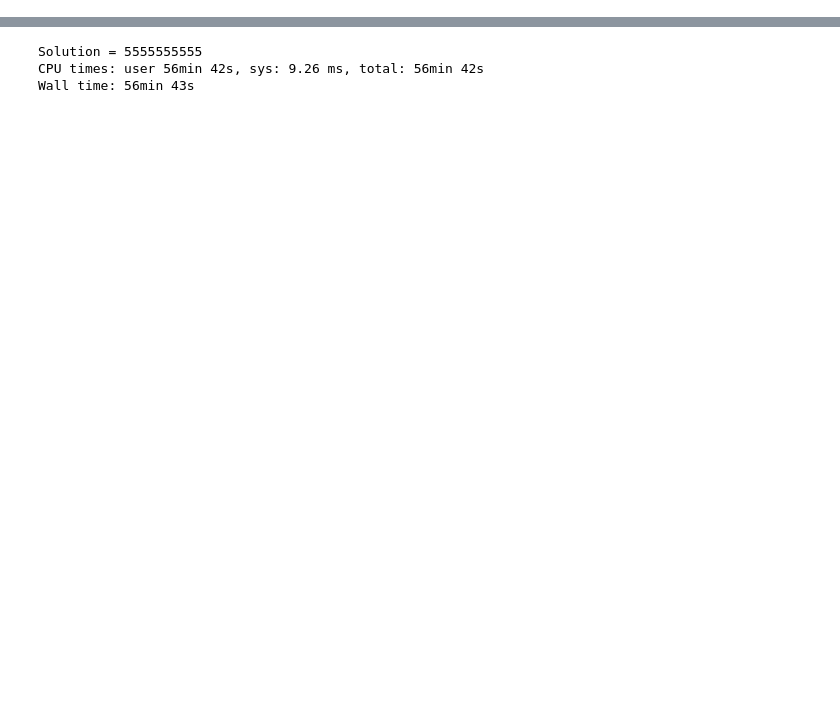
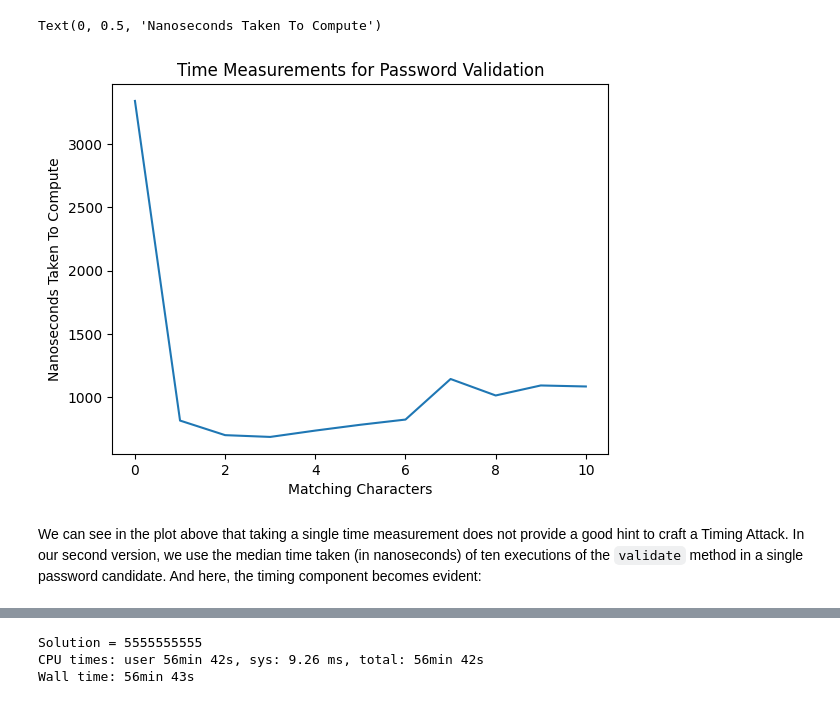
Before and after one commit to Cpod2/ai_final_project, a Jupyter notebook: index.ipynb, the cells around one changed output, grey strips where cells are left out. Saved outputs shown, nothing was run; the diff lists cells and outputs as text; code cells hidden in the pictures; blank space fills up the shorter version.

```diff
--- a/index.ipynb
+++ b/index.ipynb
@@ -8 +56,42 @@ take more time to validate:
+# %%
+import time
+
+from matplotlib import pyplot as plt
+
+from auth import validate
+
+candidates = [
+    "0000000000",
+    "5000000000",
+    "5500000000",
+    "5550000000",
+    "5555000000",
+    "5555500000",
+    "5555550000",
+    "5555555000",
+    "5555555500",
+    "5555555550",
+    "5555555555",
+]
+
+nanoseconds = []
+
+for i, candidate in enumerate(candidates):
+    start = time.time_ns()
+    validate(candidate)
+    end = time.time_ns()
+    nanoseconds.append(end - start)
+
+plt.plot(nanoseconds)
+plt.title("Time Measurements for Password Validation")
+plt.xlabel("Matching Characters")
+plt.ylabel("Nanoseconds")
+# %% [output]
+Text(0, 0.5, 'Nanoseconds Taken To Compute')
+[figure, added]
+# %% [markdown]
+We can see in the plot above that taking a single time measurement does not provide a good hint to
+craft a Timing Attack. In our second version, we use the median time taken (in nanoseconds) of ten
+executions of the `validate` method in a single password candidate. And here, the timing component
+becomes evident:
 # %%
```
Also changed, not shown: parts of 10 cells of this notebook, 3 other files.
